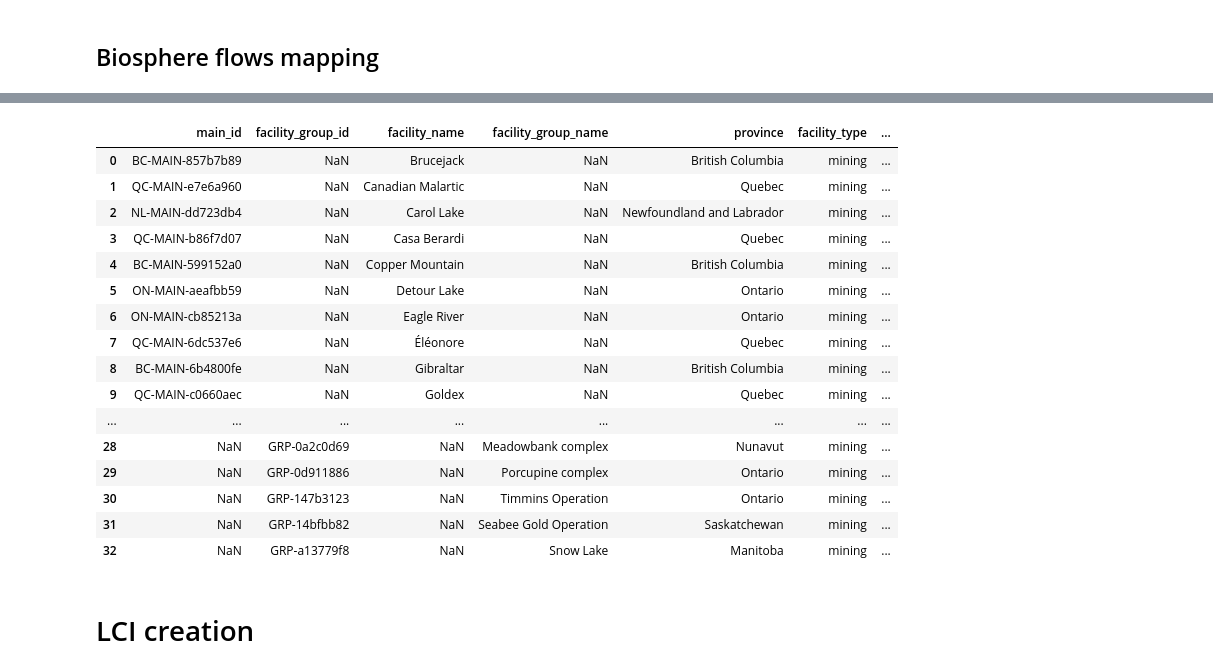
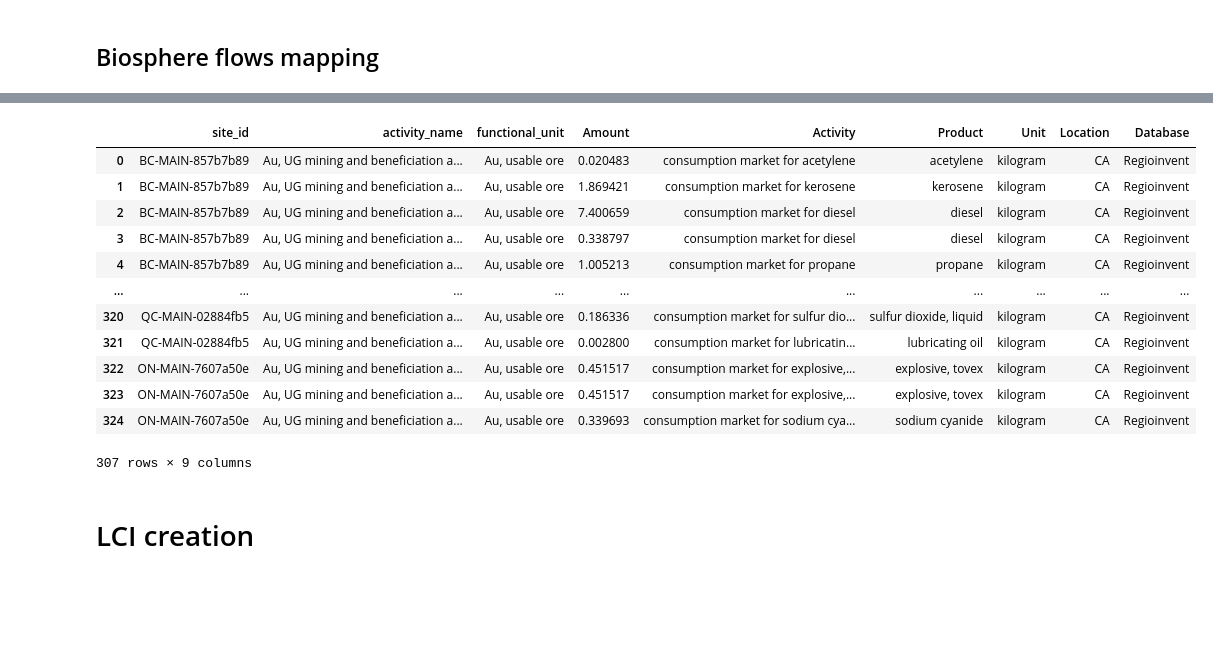
Before and after one commit to marpellan/metallican_lci, a Jupyter notebook: 3. Initialize_site_specific_LCIs.ipynb, the cells around one changed output, grey strips where cells are left out. Cells and saved outputs as stored; diff of their text form; code cells hidden in the pictures; blank space fills up the shorter version.

```diff
--- a/3. Initialize_site_specific_LCIs.ipynb
+++ b/3. Initialize_site_specific_LCIs.ipynb
@@ -155,4 +89,5 @@ mapping_technosphere
 # %%
 # Apply the function
-mapped_technosphere_df = map_technosphere_to_ecoinvent(technosphere_df, mapping_technosphere, CA_provinces)
+mapped_technosphere_ore_df = map_technosphere_to_ecoinvent(technosphere_ore_df, mapping_technosphere, CA_provinces)
+mapped_technosphere_econ_df = map_technosphere_to_ecoinvent(technosphere_econ_df, mapping_technosphere, CA_provinces)
 # %% [output]
@@ -176,8 +111,9 @@ Index(['main_id', 'facility_group_id', 'subflow_type', 'value_normalized',
 # %%
 # Drop rows where ecoinvent_flow_name is "No mapping" and Amount is NaN for now
-mapped_technosphere_df = mapped_technosphere_df[
-    (mapped_technosphere_df["Activity"] != "No mapping") &
-    (~mapped_technosphere_df["Amount"].isna())
-]
+mapped_technosphere_ore_df = mapped_technosphere_ore_df[(mapped_technosphere_ore_df["Activity"] != "No mapping") & (~mapped_technosphere_ore_df["Amount"].isna())]
+mapped_technosphere_econ_df = mapped_technosphere_econ_df[(mapped_technosphere_econ_df["Activity"] != "No mapping") & (~mapped_technosphere_econ_df["Amount"].isna())]
+# %%
+technosphere_col_for_lci = ['site_id', 'activity_name', 'functional_unit', 'Amount', 'Activity', 'Product', 'Unit', 'Location', 'Database']
 # %%
-mapped_technosphere_df = mapped_technosphere_df[['main_id', 'facility_group_id', 'Amount', 'Activity', 'Product', 'Unit', 'Location', 'Database']]
+mapped_technosphere_ore_df = mapped_technosphere_ore_df[technosphere_col_for_lci]
+mapped_technosphere_econ_df = mapped_technosphere_econ_df[technosphere_col_for_lci]
@@ -295,20 +153,0 @@ mapped_biosphere_df = mapped_biosphere_df[['main_id', 'facility_group_id', 'Amou
-# %%
-production_table
-# %% [output]
-|  | main_id | facility_group_id | facility_name | facility_group_name | province | facility_type | ... |
-| 0 | BC-MAIN-857b7b89 | NaN | Brucejack | NaN | British Columbia | mining | ... |
-| 1 | QC-MAIN-e7e6a960 | NaN | Canadian Malartic | NaN | Quebec | mining | ... |
-| 2 | NL-MAIN-dd723db4 | NaN | Carol Lake | NaN | Newfoundland and Labrador | mining | ... |
-| 3 | QC-MAIN-b86f7d07 | NaN | Casa Berardi | NaN | Quebec | mining | ... |
-| 4 | BC-MAIN-599152a0 | NaN | Copper Mountain | NaN | British Columbia | mining | ... |
-| 5 | ON-MAIN-aeafbb59 | NaN | Detour Lake | NaN | Ontario | mining | ... |
-| 6 | ON-MAIN-cb85213a | NaN | Eagle River | NaN | Ontario | mining | ... |
-| 7 | QC-MAIN-6dc537e6 | NaN | Éléonore | NaN | Quebec | mining | ... |
-| 8 | BC-MAIN-6b4800fe | NaN | Gibraltar | NaN | British Columbia | mining | ... |
-| 9 | QC-MAIN-c0660aec | NaN | Goldex | NaN | Quebec | mining | ... |
-| ... | ... | ... | ... | ... | ... | ... | ... |
-| 28 | NaN | GRP-0a2c0d69 | NaN | Meadowbank complex | Nunavut | mining | ... |
-| 29 | NaN | GRP-0d911886 | NaN | Porcupine complex | Ontario | mining | ... |
-| 30 | NaN | GRP-147b3123 | NaN | Timmins Operation | Ontario | mining | ... |
-| 31 | NaN | GRP-14bfbb82 | NaN | Seabee Gold Operation | Saskatchewan | mining | ... |
-| 32 | NaN | GRP-a13779f8 | NaN | Snow Lake | Manitoba | mining | ... |
@@ -315,2 +166,18 @@ production_table
+# %%
+mapped_technosphere_econ_df
+# %% [output]
+|  | site_id | activity_name | functional_unit | Amount | Activity | Product | Unit | Location | Database |
+| 0 | BC-MAIN-857b7b89 | Au, UG mining and beneficiation a... | Au, usable ore | 0.020483 | consumption market for acetylene | acetylene | kilogram | CA | Regioinvent |
+| 1 | BC-MAIN-857b7b89 | Au, UG mining and beneficiation a... | Au, usable ore | 1.869421 | consumption market for kerosene | kerosene | kilogram | CA | Regioinvent |
+| 2 | BC-MAIN-857b7b89 | Au, UG mining and beneficiation a... | Au, usable ore | 7.400659 | consumption market for diesel | diesel | kilogram | CA | Regioinvent |
+| 3 | BC-MAIN-857b7b89 | Au, UG mining and beneficiation a... | Au, usable ore | 0.338797 | consumption market for diesel | diesel | kilogram | CA | Regioinvent |
+| 4 | BC-MAIN-857b7b89 | Au, UG mining and beneficiation a... | Au, usable ore | 1.005213 | consumption market for propane | propane | kilogram | CA | Regioinvent |
+| ... | ... | ... | ... | ... | ... | ... | ... | ... | ... |
+| 320 | QC-MAIN-02884fb5 | Au, UG mining and beneficiation a... | Au, usable ore | 0.186336 | consumption market for sulfur dio... | sulfur dioxide, liquid | kilogram | CA | Regioinvent |
+| 321 | QC-MAIN-02884fb5 | Au, UG mining and beneficiation a... | Au, usable ore | 0.002800 | consumption market for lubricatin... | lubricating oil | kilogram | CA | Regioinvent |
+| 322 | ON-MAIN-7607a50e | Au, UG mining and beneficiation a... | Au, usable ore | 0.451517 | consumption market for explosive,... | explosive, tovex | kilogram | CA | Regioinvent |
+| 323 | ON-MAIN-7607a50e | Au, UG mining and beneficiation a... | Au, usable ore | 0.451517 | consumption market for explosive,... | explosive, tovex | kilogram | CA | Regioinvent |
+| 324 | ON-MAIN-7607a50e | Au, UG mining and beneficiation a... | Au, usable ore | 0.339693 | consumption market for sodium cya... | sodium cyanide | kilogram | CA | Regioinvent |
+307 rows × 9 columns
 # %% [markdown]
 # LCI creation
```
Also changed, not shown: parts of 56 cells of this notebook, 54 other files.
